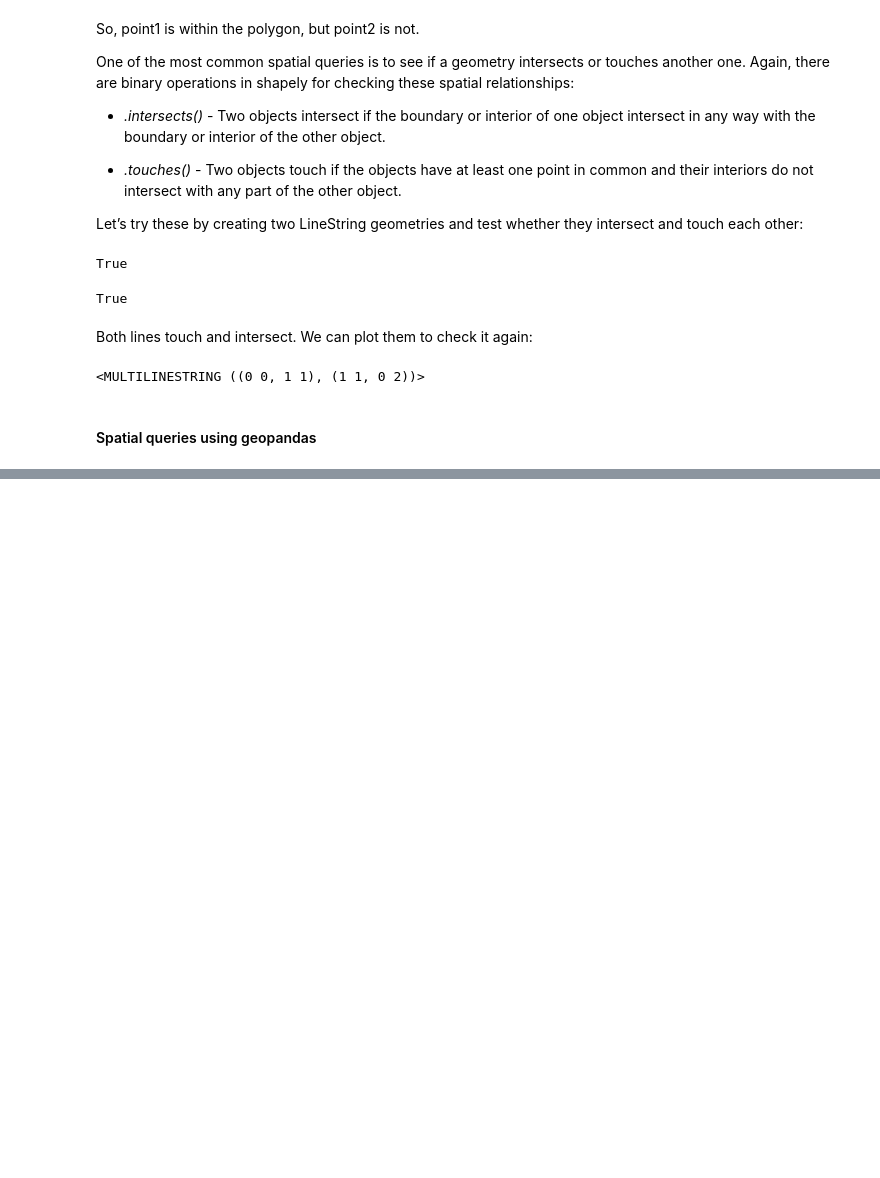
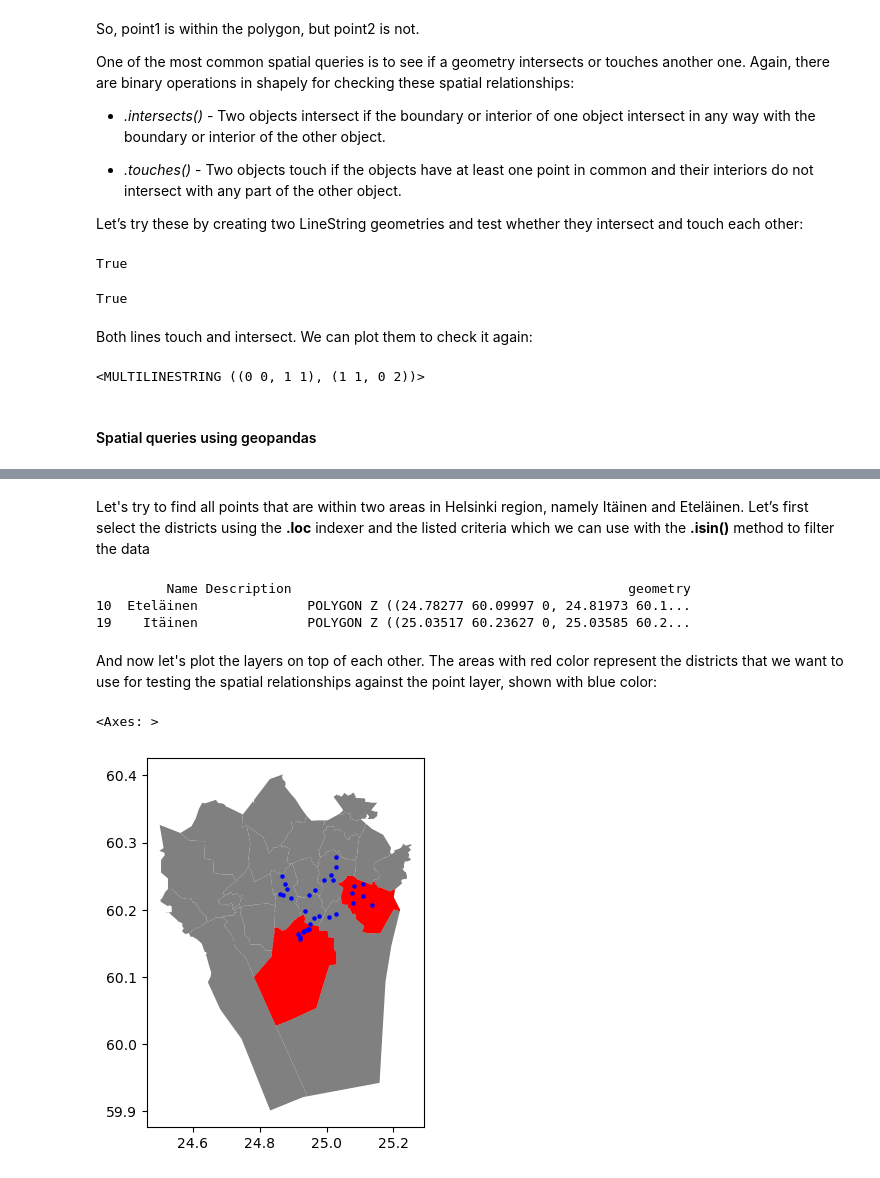
Before and after one commit to Calotriton/Learning_GIS, a Jupyter notebook: GIS_vector/GIS_Data_selection.ipynb, the cells around one changed output, grey strips where cells are left out. Drawn from its saved outputs; the diff is of its cells as text; code cells hidden in the pictures; blank space fills up the shorter version.

```diff
--- a/GIS_vector/GIS_Data_selection.ipynb
+++ b/GIS_vector/GIS_Data_selection.ipynb
@@ -100,0 +105,7 @@ multi_line
+# %%
+# Importing Geopandas
+import geopandas as gpd
+
+# Read the files
+points = gpd.read_file("data/Helsinki/addresses.shp")
+districts = gpd.read_file("data/Helsinki/Major_districts.gpkg")
@@ -100,0 +143,26 @@ multi_line
+# %% [markdown]
+Let's try to find all points that are within two areas in Helsinki region, namely Itäinen and Eteläinen. Let’s first select the districts using the **.loc** indexer and the listed criteria which we can use with the **.isin()** method to filter the data
+# %%
+# Select the districts and filter the data
+selection = districts.loc[districts["Name"].isin(["Itäinen", "Eteläinen"])]
+print(selection.head())
+# %% [output]
+         Name Description                                           geometry
+10  Eteläinen              POLYGON Z ((24.78277 60.09997 0, 24.81973 60.1...
+19    Itäinen              POLYGON Z ((25.03517 60.23627 0, 25.03585 60.2...
+# %% [markdown]
+And now let's plot the layers on top of each other. The areas with red color represent the districts that we want to use for testing the spatial relationships against the point layer, shown with blue color:
+# %%
+# Plot each layer on top of each other, starting with the base
+
+# Base layer
+base = districts.plot(facecolor="gray")
+
+# Selection, red area
+selection.plot(ax=base, facecolor="red")
+
+# Points, blue dots
+points.plot(ax=base, color="blue", markersize=5)
+# %% [output]
+<Axes: >
+[figure, added]
```
Also changed, not shown: parts of 8 cells of this notebook.
